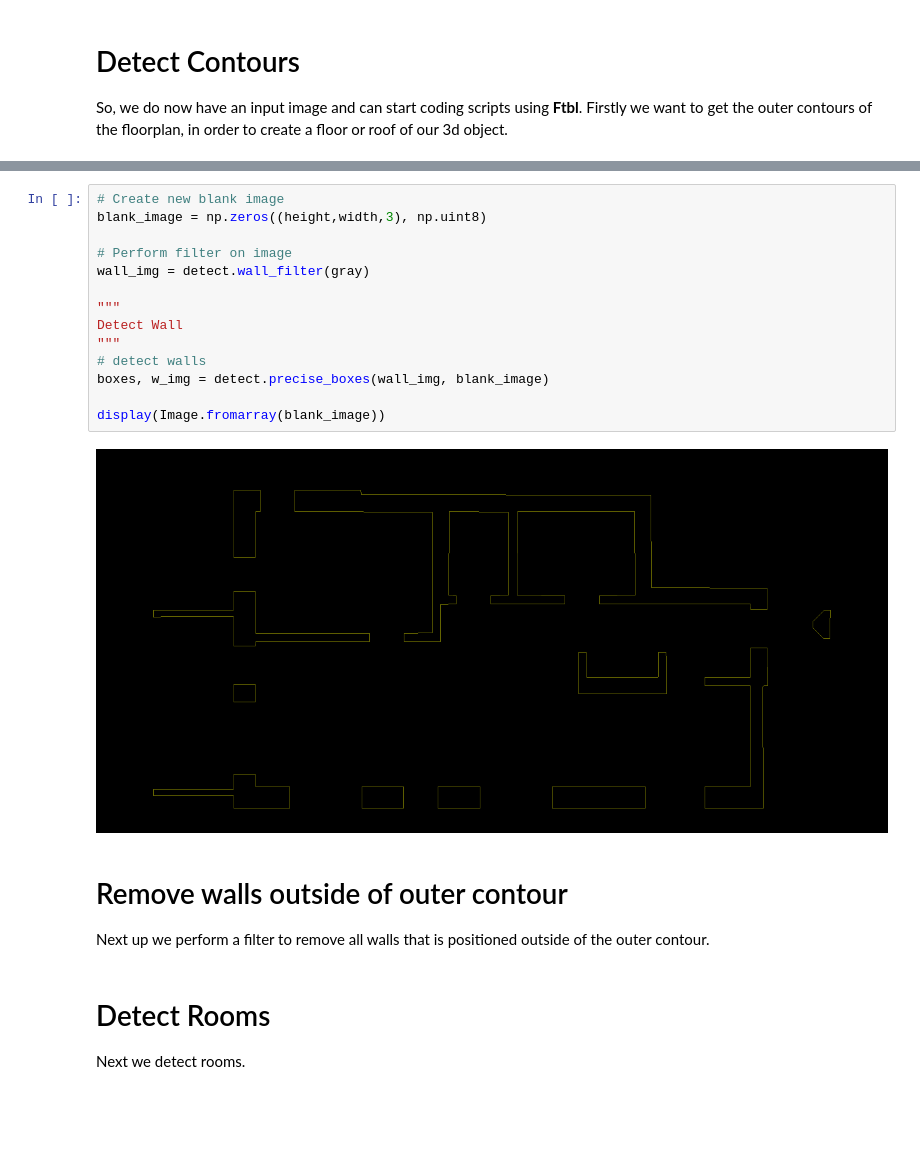
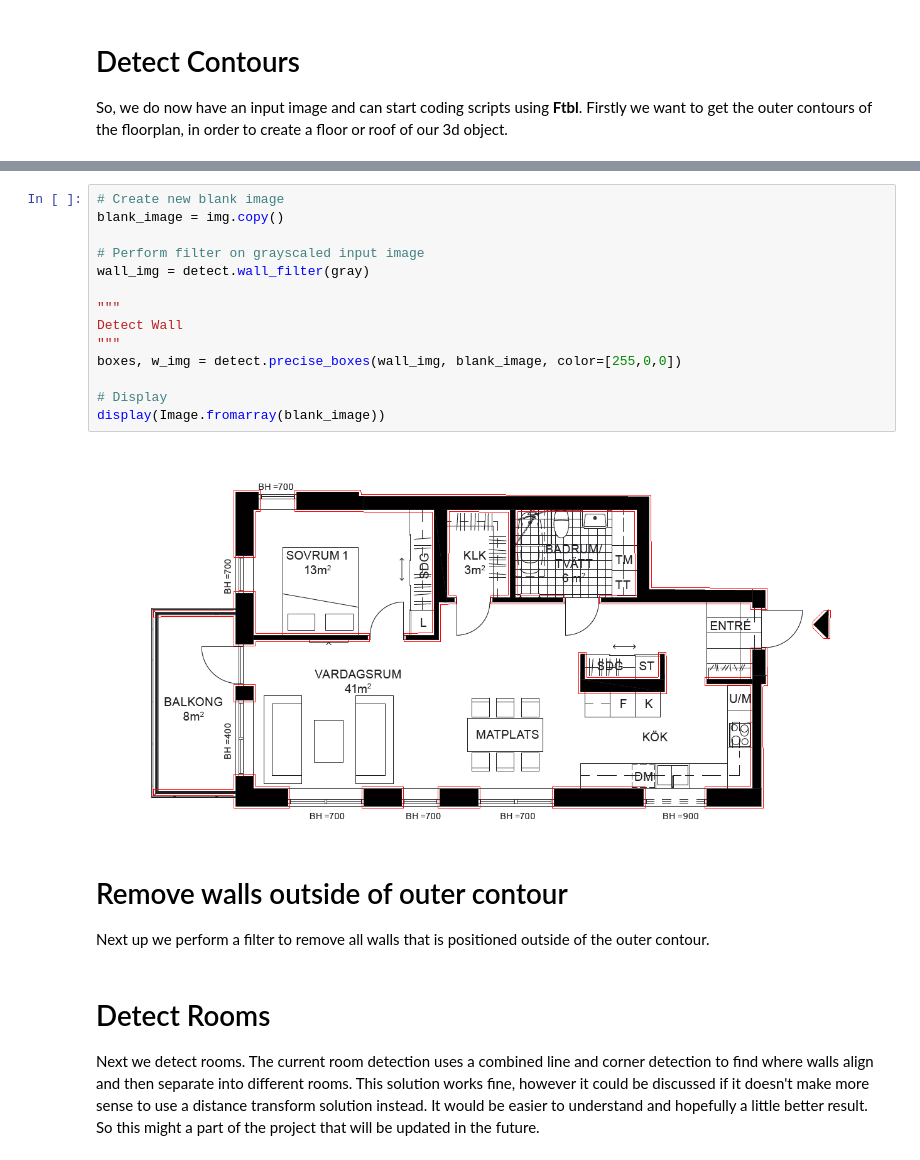
Before and after one commit to grebtsew/FloorplanToBlender3d, a Jupyter notebook: Docs/FloorplanToBlenderLibrary.ipynb, the cells around one changed output, grey strips where cells are left out. Drawn from its saved outputs; the diff is of its cells as text; blank space fills up the shorter version.

```diff
--- a/Docs/FloorplanToBlenderLibrary.ipynb
+++ b/Docs/FloorplanToBlenderLibrary.ipynb
@@ -72,26 +74,26 @@ After a rescale the floor/roof has to be recalculated with the new image. The ou
 # %%
 # Create new blank image
-blank_image = np.zeros((height,width,3), np.uint8)
+blank_image = img.copy()
 
-# Perform filter on image
+# Perform filter on grayscaled input image
 wall_img = detect.wall_filter(gray)
 
 """
 Detect Wall
 """
-# detect walls
-boxes, w_img = detect.precise_boxes(wall_img, blank_image)
+boxes, w_img = detect.precise_boxes(wall_img, blank_image, color=[255,0,0])
 
+# Display
 display(Image.fromarray(blank_image))
 # %% [output]
-[figure, old version]
+[figure, new version]
 # %% [markdown]
 # Remove walls outside of outer contour
 
 Next up we perform a filter to remove all walls that is positioned outside of the outer contour.
-# %% [markdown]
-# Detect Rooms
-
-Next we detect rooms.
+# %% [markdown]
+# Detect Rooms
+
+Next we detect rooms. The current room detection uses a combined line and corner detection to find where walls align and then separate into different rooms. This solution works fine, however it could be discussed if it doesn't make more sense to use a distance transform solution instead. It would be easier to understand and hopefully a little better result. So this might a part of the project that will be updated in the future.
 # %%
 # Create new blank image
```
Also changed, not shown: parts of 33 cells of this notebook, 2 other files.
